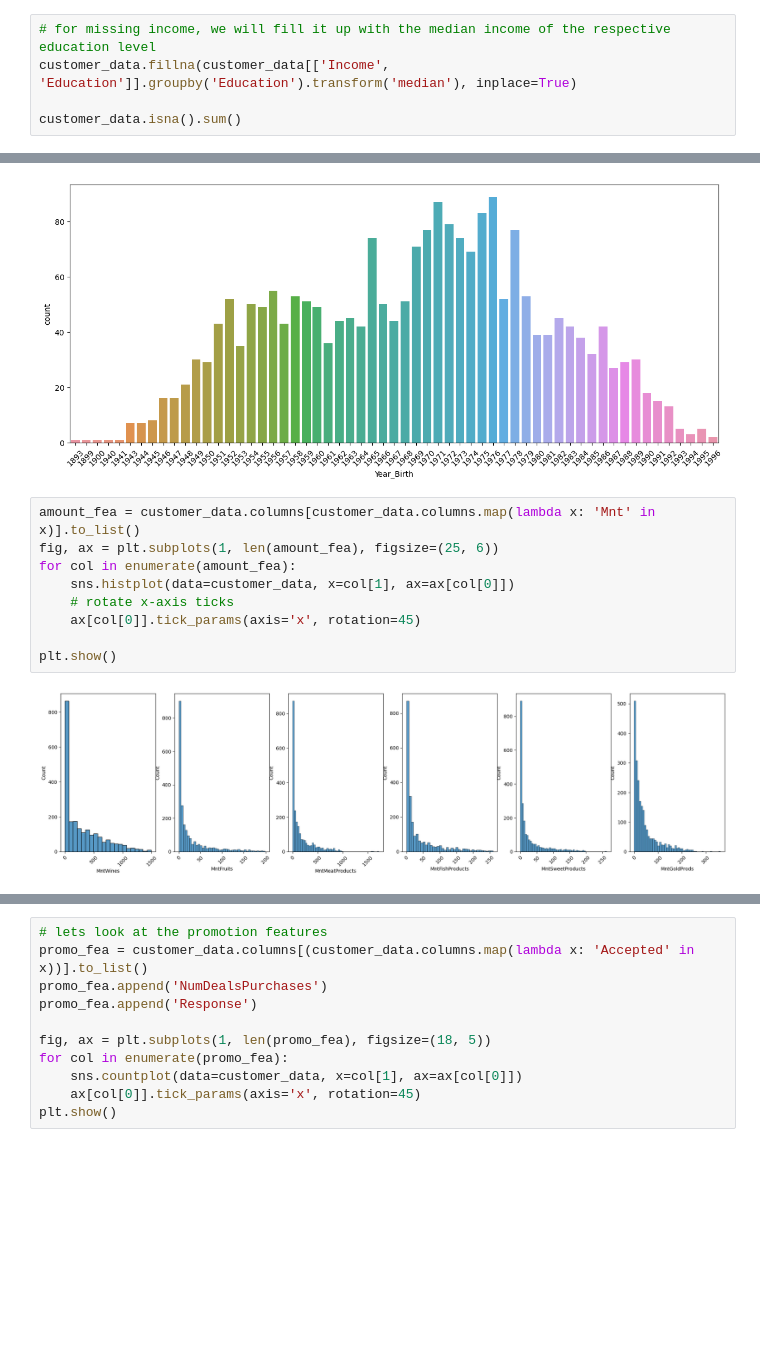
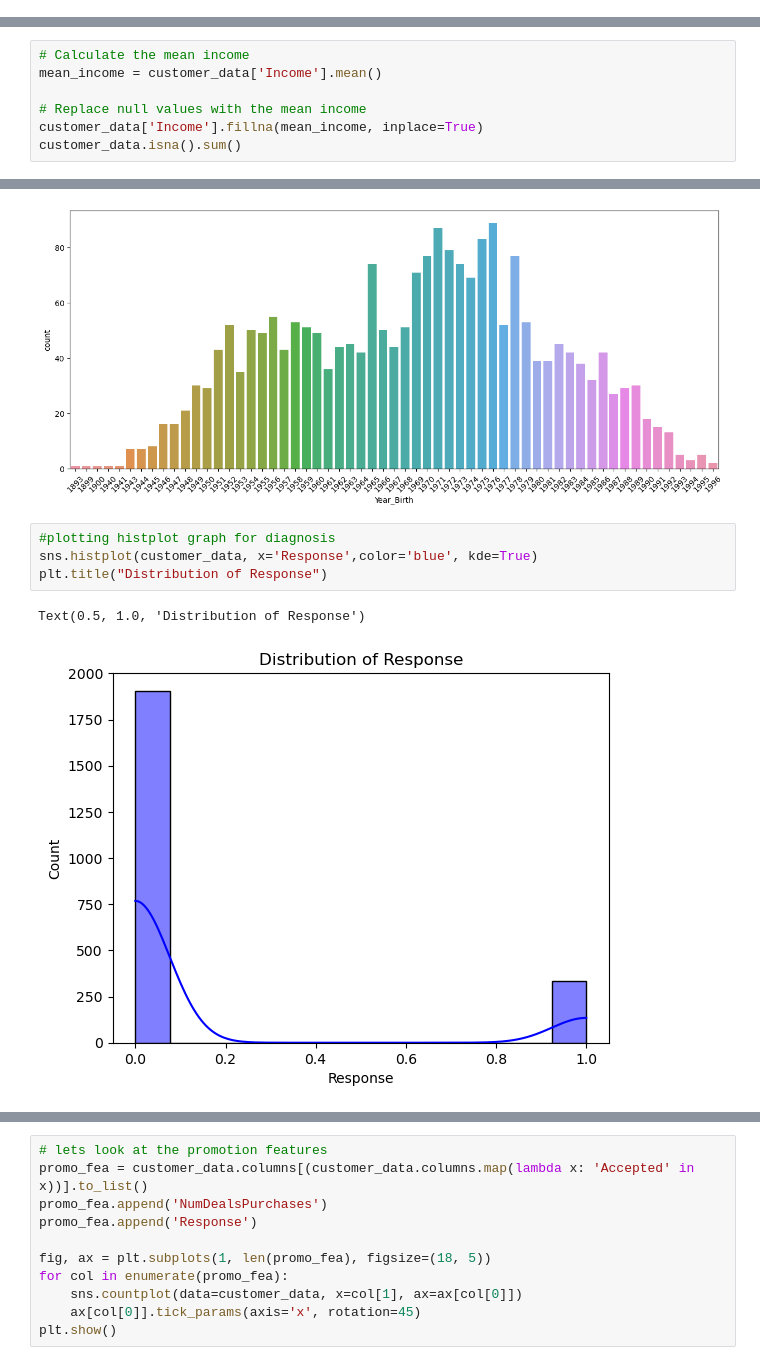
Before and after one commit to Kushagrarajsinghavisoft/Fastapi_Evaluations, a Jupyter notebook: Weekly_Assignment_8/notebooks/eda.ipynb, the cells around one changed output, grey strips where cells are left out. Drawn from its saved outputs; the diff is of its cells as text; blank space fills up the shorter version.

```diff
--- a/Weekly_Assignment_8/notebooks/eda.ipynb
+++ b/Weekly_Assignment_8/notebooks/eda.ipynb
@@ -113,5 +103,0 @@ plt.show()
-# %%
-# for missing income, we will fill it up with the median income of the respective education level
-customer_data.fillna(customer_data[['Income', 'Education']].groupby('Education').transform('median'), inplace=True)
-
-customer_data.isna().sum()
@@ -135,0 +104,7 @@ dtype: int64
+# %%
+# Calculate the mean income
+mean_income = customer_data['Income'].mean()
+
+# Replace null values with the mean income
+customer_data['Income'].fillna(mean_income, inplace=True)
+customer_data.isna().sum()
@@ -182,14 +165,10 @@ plt.xticks(rotation=45)
 plt.show()
 # %% [output]
 [figure]
-# %%
-amount_fea = customer_data.columns[customer_data.columns.map(lambda x: 'Mnt' in x)].to_list()
-fig, ax = plt.subplots(1, len(amount_fea), figsize=(25, 6))
-for col in enumerate(amount_fea):
-    sns.histplot(data=customer_data, x=col[1], ax=ax[col[0]])
-    # rotate x-axis ticks
-    ax[col[0]].tick_params(axis='x', rotation=45)
-
-plt.show()
-# %% [output]
-[figure, removed]
+# %%
+#plotting histplot graph for diagnosis
+sns.histplot(customer_data, x='Response',color='blue', kde=True)
+plt.title("Distribution of Response")
+# %% [output]
+Text(0.5, 1.0, 'Distribution of Response')
+[figure, added]
```
Also changed, not shown: parts of 11 cells of this notebook, 4 other files.
